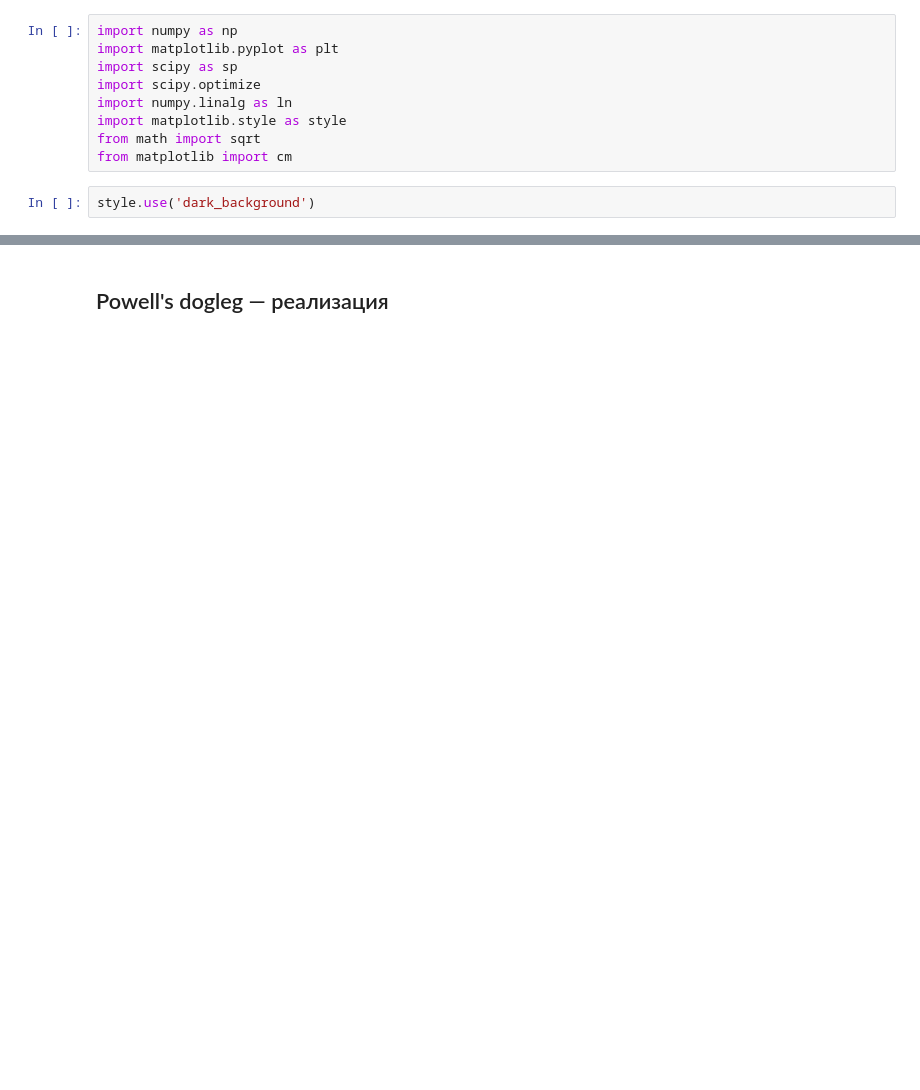
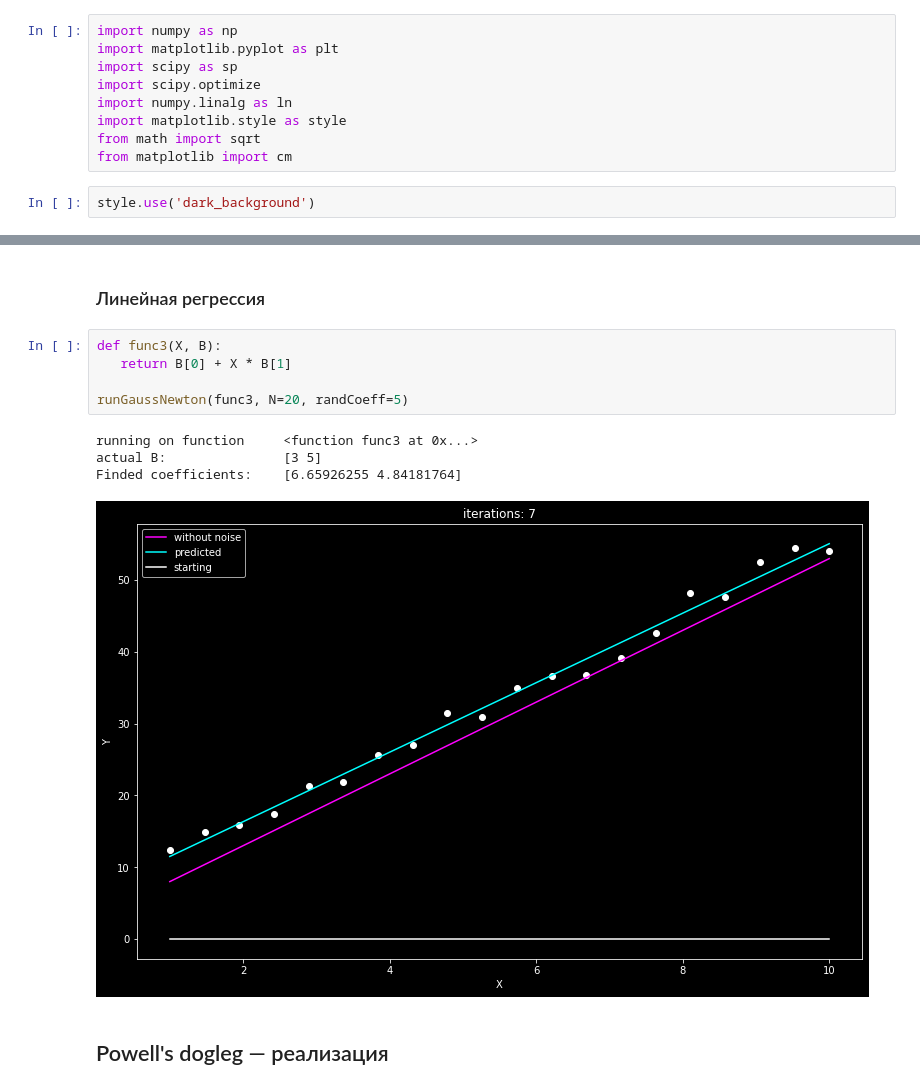
Before and after one commit to metopt-labs/lab3, a Jupyter notebook: solution.ipynb, the cells around one changed output, grey strips where cells are left out. Drawn from its saved outputs; the diff is of its cells as text; blank space fills up the shorter version.

```diff
--- a/solution.ipynb
+++ b/solution.ipynb
@@ -128,3 +124,15 @@ Finded coefficients:  [2.82715664 4.04510305]
+# %% [markdown]
+### Линейная регрессия
+# %%
+def func3(X, B):
+   return B[0] + X * B[1]
+
+runGaussNewton(func3, N=20, randCoeff=5)
+# %% [output]
+running on function     <function func3 at 0x...>
+actual B:               [3 5]
+Finded coefficients:    [6.65926255 4.84181764]
+[figure, added]
 # %% [markdown]
 ## Powell's dogleg — реализация
 # %%
```
Also changed, not shown: parts of 13 cells of this notebook.
